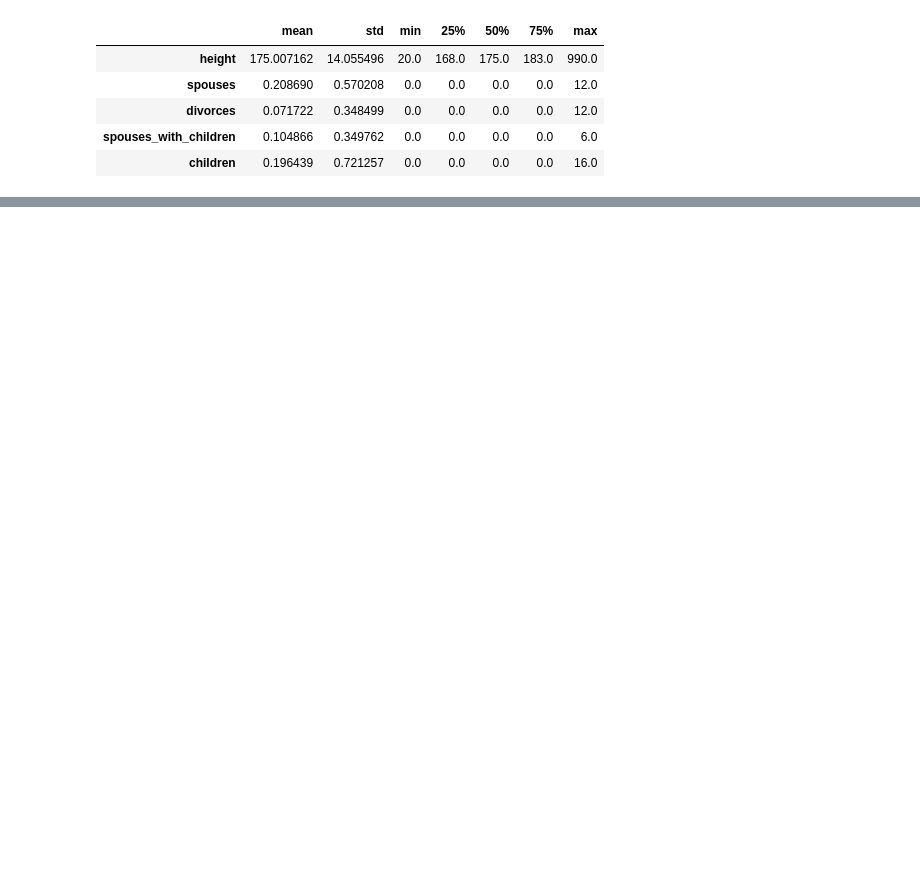
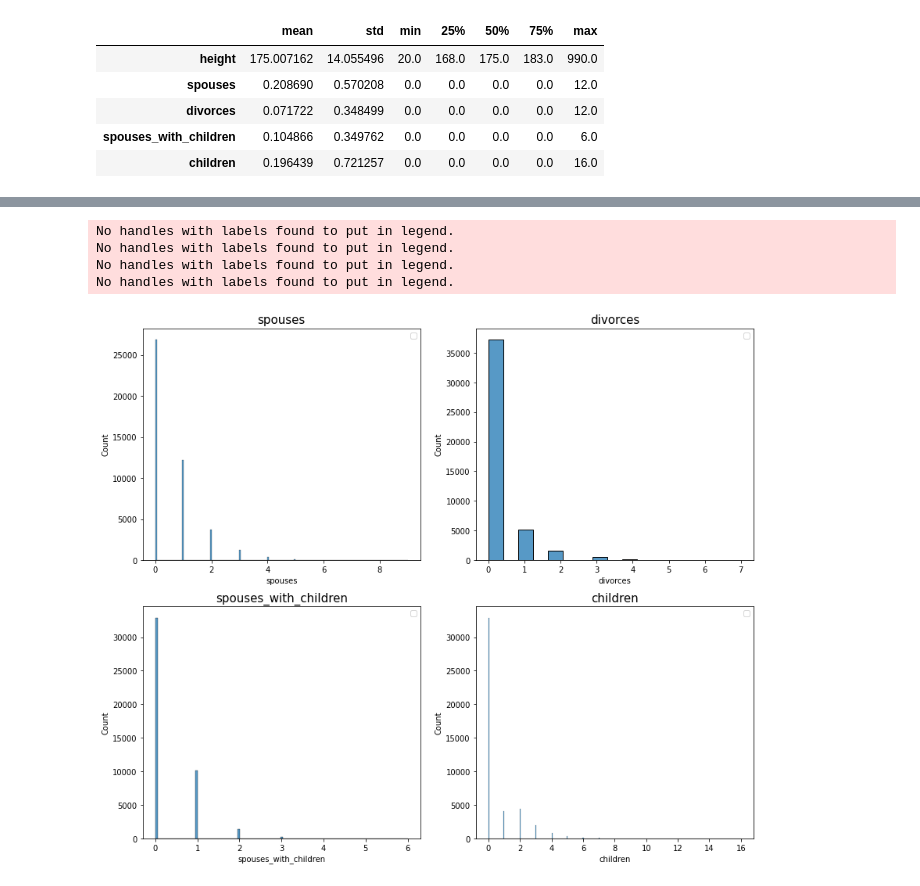
Before and after one commit to vsmaxim/data-analysis-2021, a Jupyter notebook: 01-exploration-names.ipynb, the cells around one changed output, grey strips where cells are left out. Cells and saved outputs as stored; diff of their text form; code cells hidden in the pictures; blank space fills up the shorter version.

```diff
--- a/01-exploration-names.ipynb
+++ b/01-exploration-names.ipynb
@@ -35,0 +38,15 @@ names_df[names_df["spouses"] == 12]
+# %%
+df_filtered = names_df[(names_df["height"] < 251.0) & (names_df["height"] > 55.0)]
+# %%
+numerical_data = [
+    "spouses", "divorces", "spouses_with_children", "children"
+]
+
+
+utils.plot_histplot_matrix(df_filtered, numerical_data)
+# %% [output]
+No handles with labels found to put in legend.
+No handles with labels found to put in legend.
+No handles with labels found to put in legend.
+No handles with labels found to put in legend.
+[figure, added]
```
Also changed, not shown: parts of 7 cells of this notebook, 1 other file.
